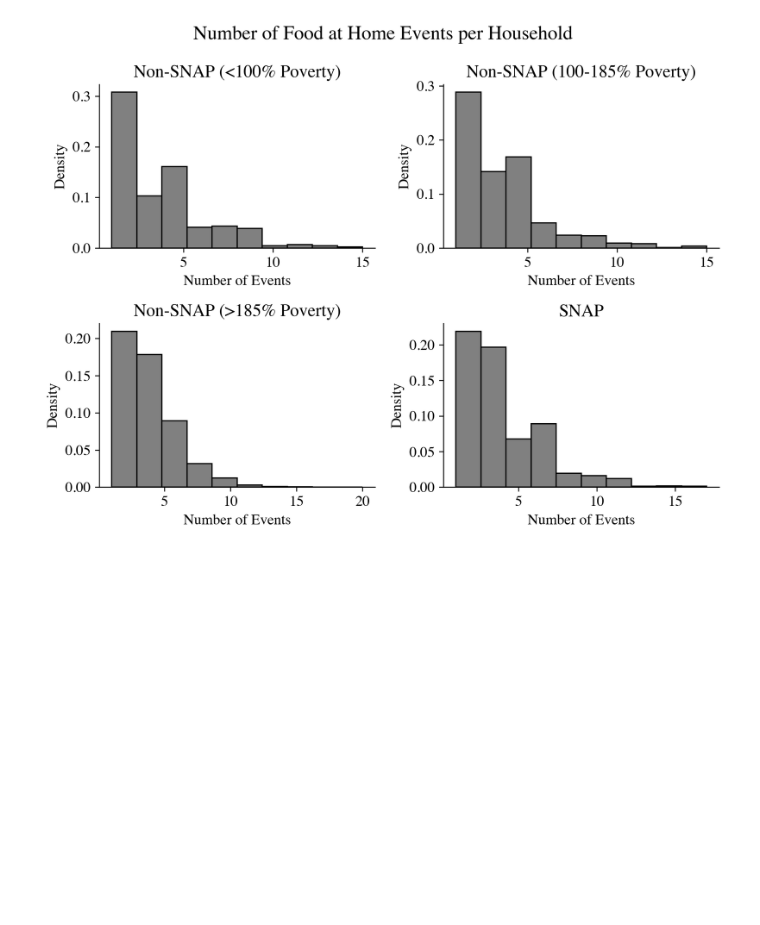
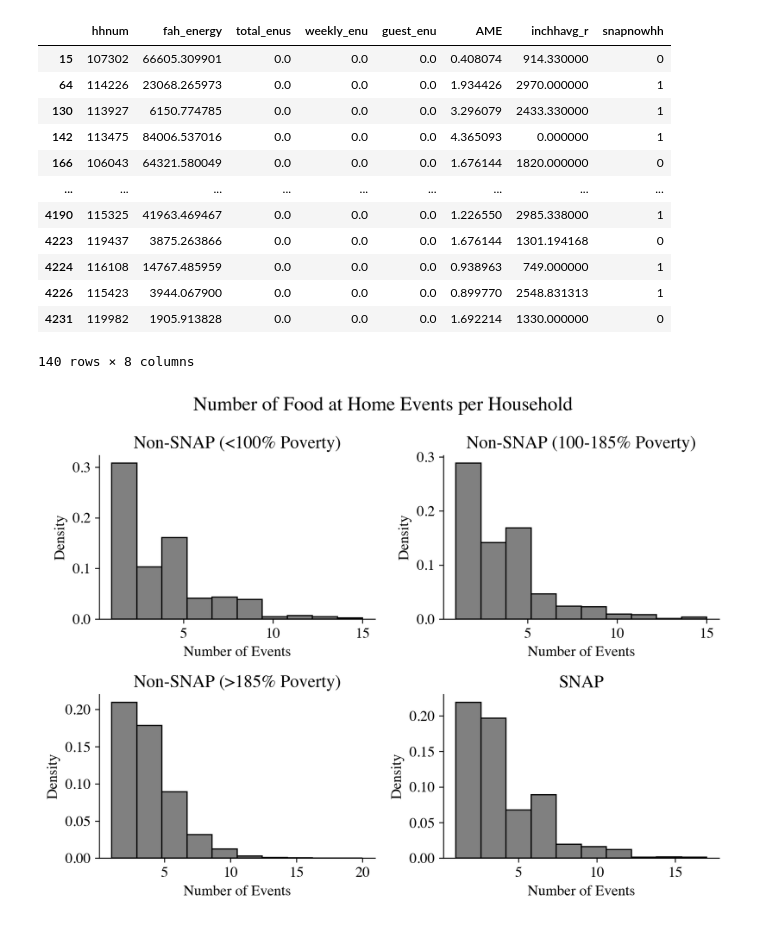
Before and after one commit to ayush-kumar-1/thesis, a Jupyter notebook: src/notebooks/1_eda.ipynb, the cells around one changed output. Cells and saved outputs as stored; diff of their text form; code cells hidden in the pictures; blank space fills up the shorter version.

```diff
--- a/src/notebooks/1_eda.ipynb
+++ b/src/notebooks/1_eda.ipynb
@@ -166,0 +185,35 @@ fah_nut
+# %%
+## dataset restriction 1 - target group 1 & 4
+## dataset restriction 2 - target group 1, 2, & 4
+
+## run through regression for each nutrient and save results to a log file
+for nut_var in response_vars:
+    snap_restricted = snap[snap["targetgroup"].isin([1,2,4])]
+    X = snap_restricted[explantory_vars]
+    X = sm.add_constant(X)
+    y = snap_restricted[nut_var]/snap_restricted["AME"]
+
+    model = sm.OLS(y, X).fit()
+
+    # with open("log_binary.txt", "a") as f:
+    #     f.write(f"\n ===================={nut_var}==================== \n")
+    #     f.write("\n" + str(model.summary()))
+
+    # print out the response variable the coefficent for the household_weekly_snap_benefits variable
+    # the standard error, and the p-value for the household_recieves_snap variable, if the
+    # p-value is less than 0.05 print one star, if less than 0.01 print two stars, if less than
+    # 0.001 print three stars
+    def star_rating(p_value):
+        if p_value < 0.001:
+            return "***"
+        elif p_value < 0.01:
+            return "**"
+        elif p_value < 0.05:
+            return "*"
+        else:
+            return ""
+
+
+
+    print(f"{nut_var} \t {model.params['household_weekly_snap_benefits']:.4f} ({model.bse['household_weekly_snap_benefits']:.4f})  \t {model.pvalues['household_weekly_snap_benefits']} {star_rating(model.pvalues['household_weekly_snap_benefits'])}")
+    # print(f"{model.params['household_recives_snap']:.2f} ({model.bse['household_recives_snap']:.2f})")
@@ -167,3 +256,19 @@ fah_nut
+# %%
+snap_restricted[snap_restricted.total_enus == 0][["hhnum", "fah_energy" ,"total_enus", "weekly_enu", "guest_enu", "AME", "inchhavg_r", "snapnowhh"]]
+# %% [output]
+|  | hhnum | fah_energy | total_enus | weekly_enu | guest_enu | AME | inchhavg_r | snapnowhh |
+| 15 | 107302 | 66605.309901 | 0.0 | 0.0 | 0.0 | 0.408074 | 914.330000 | 0 |
+| 64 | 114226 | 23068.265973 | 0.0 | 0.0 | 0.0 | 1.934426 | 2970.000000 | 1 |
+| 130 | 113927 | 6150.774785 | 0.0 | 0.0 | 0.0 | 3.296079 | 2433.330000 | 1 |
+| 142 | 113475 | 84006.537016 | 0.0 | 0.0 | 0.0 | 4.365093 | 0.000000 | 1 |
+| 166 | 106043 | 64321.580049 | 0.0 | 0.0 | 0.0 | 1.676144 | 1820.000000 | 0 |
+| ... | ... | ... | ... | ... | ... | ... | ... | ... |
+| 4190 | 115325 | 41963.469467 | 0.0 | 0.0 | 0.0 | 1.226550 | 2985.338000 | 1 |
+| 4223 | 119437 | 3875.263866 | 0.0 | 0.0 | 0.0 | 1.676144 | 1301.194168 | 0 |
+| 4224 | 116108 | 14767.485959 | 0.0 | 0.0 | 0.0 | 0.938963 | 749.000000 | 1 |
+| 4226 | 115423 | 3944.067900 | 0.0 | 0.0 | 0.0 | 0.899770 | 2548.831313 | 1 |
+| 4231 | 119982 | 1905.913828 | 0.0 | 0.0 | 0.0 | 1.692214 | 1330.000000 | 0 |
+140 rows × 8 columns
 # %%
 plt.rcParams["figure.figsize"] = [8, 6]
 plt.rcParams["figure.dpi"] = 300
```
Also changed, not shown: parts of 8 cells of this notebook, 3 other files.
